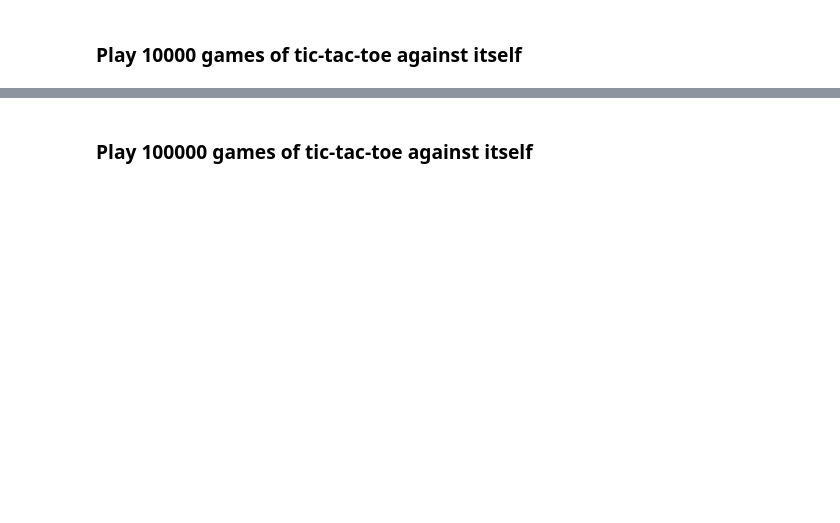
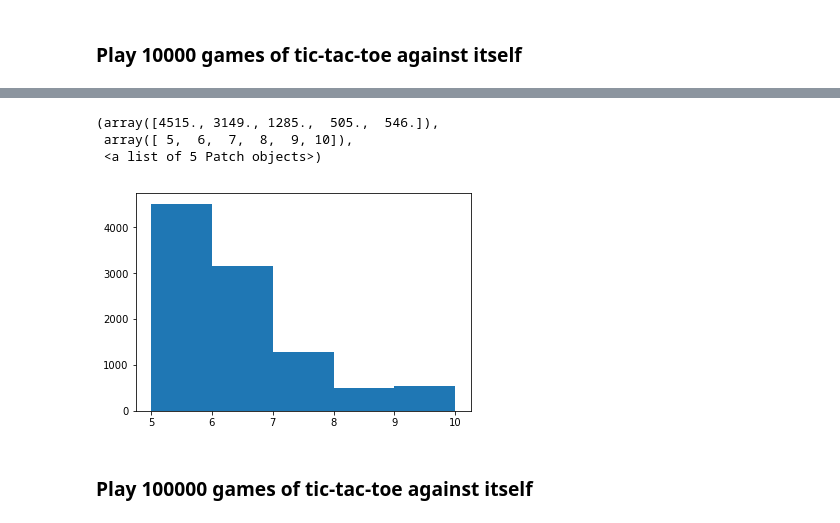
Before and after one commit to rafarui/reinforcement-learning-book, a Jupyter notebook: chapter1/notebooks/chapter1.ipynb, the cells around one changed output, grey strips where cells are left out. Cells and saved outputs as stored; diff of their text form; code cells hidden in the pictures; blank space fills up the shorter version.

```diff
--- a/chapter1/notebooks/chapter1.ipynb
+++ b/chapter1/notebooks/chapter1.ipynb
@@ -83,2 +92,9 @@ plt.show()
+# %%
+plt.hist(ttt.num_movs,bins=[5,6,7,8,9,10])
+# %% [output]
+(array([4515., 3149., 1285.,  505.,  546.]),
+ array([ 5,  6,  7,  8,  9, 10]),
+ <a list of 5 Patch objects>)
+[figure, added]
 # %% [markdown]
 ### Play 100000 games of tic-tac-toe against itself
```
Also changed, not shown: parts of 8 cells of this notebook, 1 other file.
